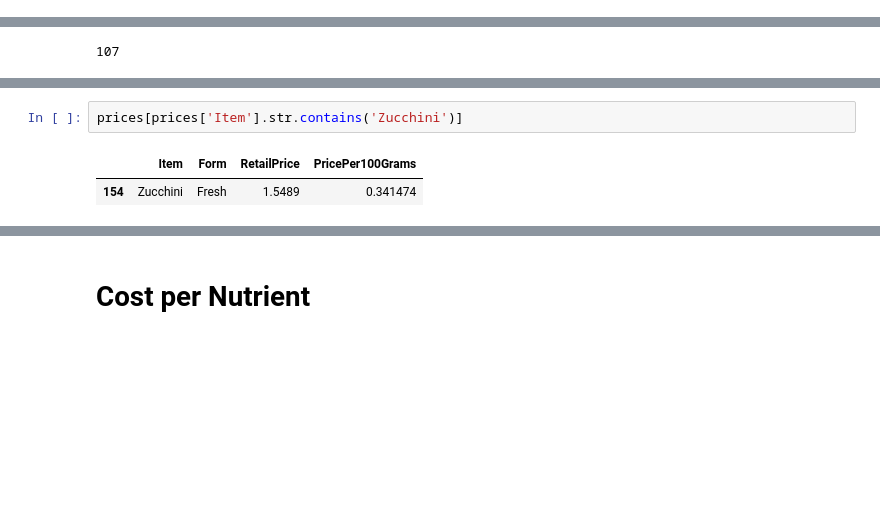
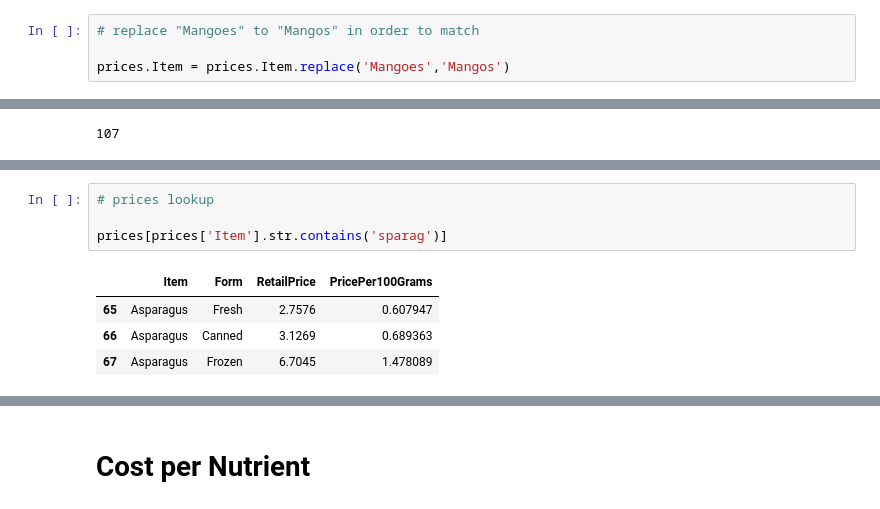
Before and after one commit to MrRyanK/CostPerNutrient, a Jupyter notebook: EDA_CSV_nutrition.ipynb, the cells around one changed output, grey strips where cells are left out. Saved outputs shown, nothing was run; the diff lists cells and outputs as text; blank space fills up the shorter version.

```diff
--- a/EDA_CSV_nutrition.ipynb
+++ b/EDA_CSV_nutrition.ipynb
@@ -547,0 +615,4 @@ def elapse(start):
+# %%
+# replace "Mangoes" to "Mangos" in order to match
+
+prices.Item = prices.Item.replace('Mangoes','Mangos')
@@ -710,6 +919,10 @@ Index(['Seeds, dried, watermelon seed kernels', 'Watermelon, raw'], dtype='objec
 # %%
-prices[prices['Item'].str.contains('Zucchini')]
+# prices lookup
+
+prices[prices['Item'].str.contains('sparag')]
 # %% [output]
 |  | Item | Form | RetailPrice | PricePer100Grams |
-| 154 | Zucchini | Fresh | 1.5489 | 0.341474 |
+| 65 | Asparagus | Fresh | 2.7576 | 0.607947 |
+| 66 | Asparagus | Canned | 3.1269 | 0.689363 |
+| 67 | Asparagus | Frozen | 6.7045 | 1.478089 |
 # %%
```
Also changed, not shown: parts of 47 cells of this notebook.
